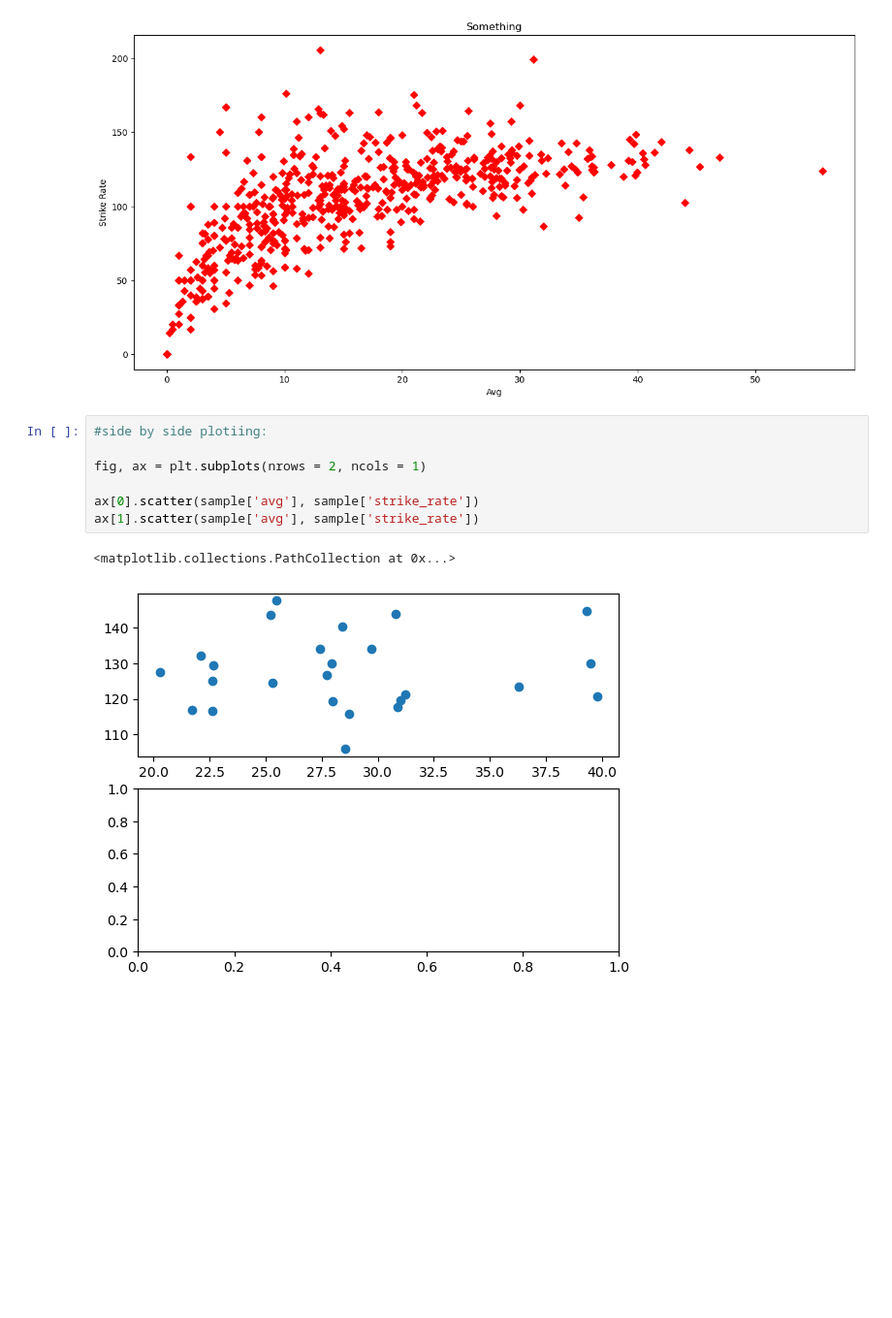
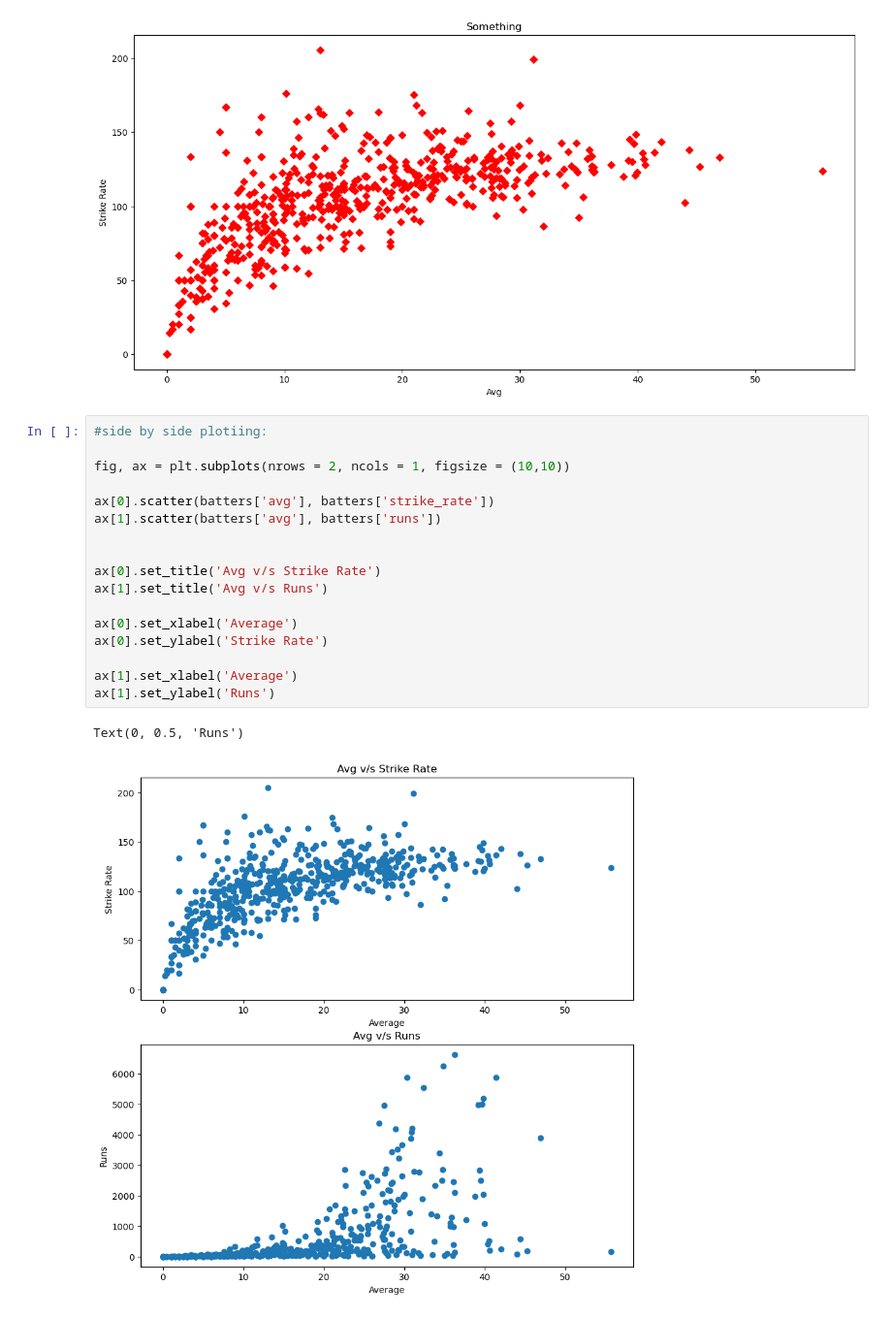
Before and after one commit to shubhammgits/Python-DS-AIML, a Jupyter notebook: MATPLOTLIB/advanced.ipynb, the cells around one changed output. Shown at 97% size. Drawn from its saved outputs; the diff is of its cells as text; blank space fills up the shorter version.

```diff
--- a/MATPLOTLIB/advanced.ipynb
+++ b/MATPLOTLIB/advanced.ipynb
@@ -152,10 +152,20 @@ fig.show()
 # %%
 #side by side plotiing:
 
-fig, ax = plt.subplots(nrows = 2, ncols = 1)
+fig, ax = plt.subplots(nrows = 2, ncols = 1, figsize = (10,10))
 
-ax[0].scatter(sample['avg'], sample['strike_rate'])
-ax[1].scatter(sample['avg'], sample['strike_rate'])
+ax[0].scatter(batters['avg'], batters['strike_rate'])
+ax[1].scatter(batters['avg'], batters['runs'])
+
+
+ax[0].set_title('Avg v/s Strike Rate')
+ax[1].set_title('Avg v/s Runs')
+
+ax[0].set_xlabel('Average')
+ax[0].set_ylabel('Strike Rate')
+
+ax[1].set_xlabel('Average')
+ax[1].set_ylabel('Runs')
 # %% [output]
-<matplotlib.collections.PathCollection at 0x...>
+Text(0, 0.5, 'Runs')
-[figure, old version]
+[figure, new version]
```
